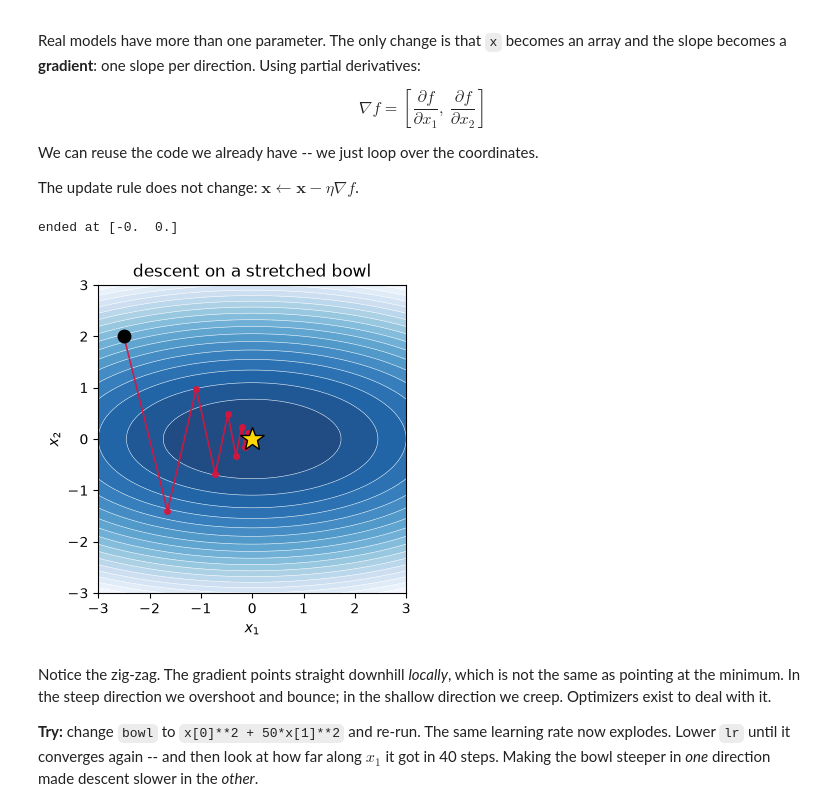
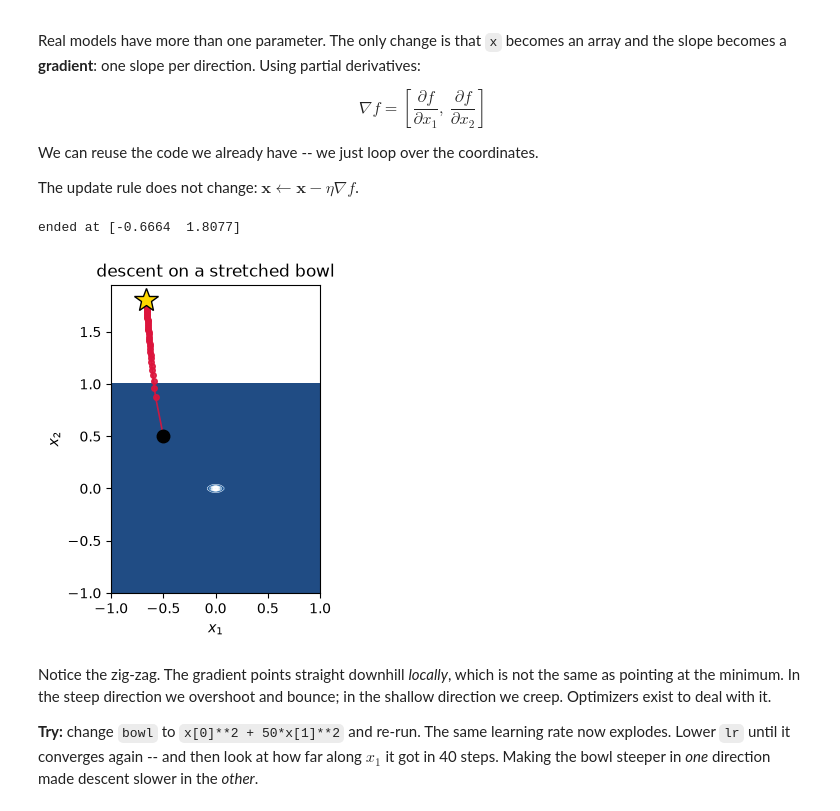
Before and after one commit to KishanDeka/vistula-workshop, a Jupyter notebook: arazim/notebooks/01_gradient_descent_solutions.ipynb, the cells around one changed output. Drawn from its saved outputs; the diff is of its cells as text; code cells hidden in the pictures.

```diff
--- a/arazim/notebooks/01_gradient_descent_solutions.ipynb
+++ b/arazim/notebooks/01_gradient_descent_solutions.ipynb
@@ -39,12 +39,16 @@ $$x_{\text{new}} = x_{\text{old}} - \eta \cdot \frac{df}{dx}(x_{\text{old}})$$
 
 The number $\eta$ (eta) is the **learning rate**.
 # %%
+def f_old(x):
+    return x ** 2
+
 def f(x):
-    return x ** 2
+    return x**np.log10(x) + np.sin(np.exp(np.cos(x)))
 
 def df(x):
     """The slope of f at x, worked out with a pencil."""
-    return 2 * x
+    return (2 * np.log10(x) * x**(np.log10(x) - 1)
+            - np.sin(x) * np.exp(np.cos(x)) * np.cos(np.exp(np.cos(x))))
 
 
 x = 3.0          # where we start, aka 'initial guess'
@@ -101,11 +105,11 @@ def gradient_descent(f, x0, lr=0.1, n_steps=20):
     return np.array(path)
 
 
-path = gradient_descent(f, x0=3.0, lr=0.1, n_steps=20)
+path = gradient_descent(f, x0=1.0, lr=0.1, n_steps=20)
 print("ended at x =", round(path[-1], 5), " after", len(path) - 1, "steps")
 
-ax = wu.plot_function(f, xlim=(-3.5, 3.5))
+ax = wu.plot_function(f, xlim=(0.4, 3.))
 wu.plot_path_1d(f, path, ax=ax)
-ax.set_title("gradient descent on $f(x) = x^2$")
+ax.set_title(r"gradient descent on $f(x) = x^{\ln{x}} + \sin(e^{\cos{x}})$")
 plt.show()
 # %% [output]
@@ -122,12 +126,12 @@ titles = ["too small: never gets there",
           "too big: overshoots, but survives",
           "way too big: diverges"]
 
-for ax, lr, title in zip(axes.ravel(), [0.01, 0.1, 0.9, 1.05], titles):
+for ax, lr, title in zip(axes.ravel(), [0.01, 0.1, 0.9, 2.], titles):
     p = gradient_descent(f, x0=3.0, lr=lr, n_steps=20)
-    wu.plot_function(f, xlim=(-4, 4), ax=ax)
+    wu.plot_function(f, xlim=(0.3, 3.), ax=ax)
     wu.plot_path_1d(f, p, ax=ax)
     ax.set_title(f"lr = {lr}  --  {title}", fontsize=10)
-    ax.set_ylim(-1, 17)
+    ax.set_ylim(1.8, 2.2)
 
 plt.tight_layout()
 plt.show()
@@ -169,21 +173,25 @@ def gradient_descent_nd(f, x0, lr=0.1, n_steps=30):
     return np.array(path)
 
 
-def bowl(x):
+def bowl_old(x):
     """A stretched bowl: steep in one direction, shallow in the other."""
     return x[0] ** 2 + 5 * x[1] ** 2
+
+def bowl(x):
+    """A 2D function with a singularity at the origin."""
+    return 1.0 / (x[0]**2 + 5 * x[1]**2)
 # %%
-path2d = gradient_descent_nd(bowl, x0=[-2.5, 2.0], lr=0.17, n_steps=40)
+path2d = gradient_descent_nd(bowl, x0=[-0.5, 0.5], lr=0.17, n_steps=40)
 print("ended at", path2d[-1].round(4))
 
-ax = wu.plot_contour(bowl, xlim=(-3, 3), ylim=(-3, 3))
+ax = wu.plot_contour(bowl, xlim=(-1, 1), ylim=(-1, 1))
 wu.plot_path_2d(path2d, ax=ax)
 ax.set_title("descent on a stretched bowl")
 ax.set_xlabel("$x_1$"); ax.set_ylabel("$x_2$")
 plt.show()
 # %% [output]
-ended at [-0.  0.]
+ended at [-0.6664  1.8077]
-[figure, old version]
+[figure, new version]
 # %% [markdown]
 Notice the zig-zag. The gradient points straight downhill *locally*, which is
 not the same as pointing at the minimum. In the steep direction we overshoot
```
Also changed, not shown: parts of 6 cells of this notebook, 4 other files.
